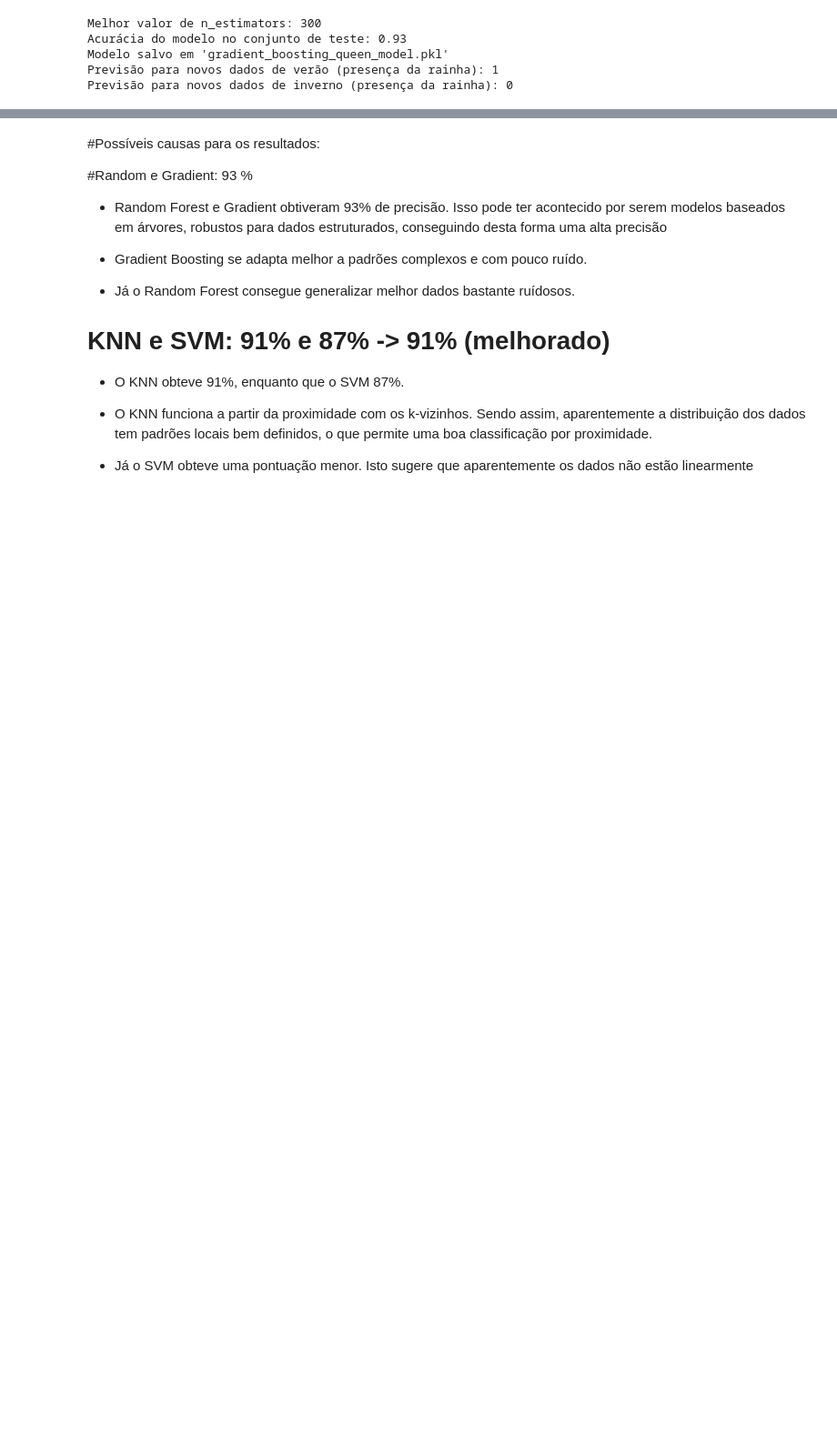
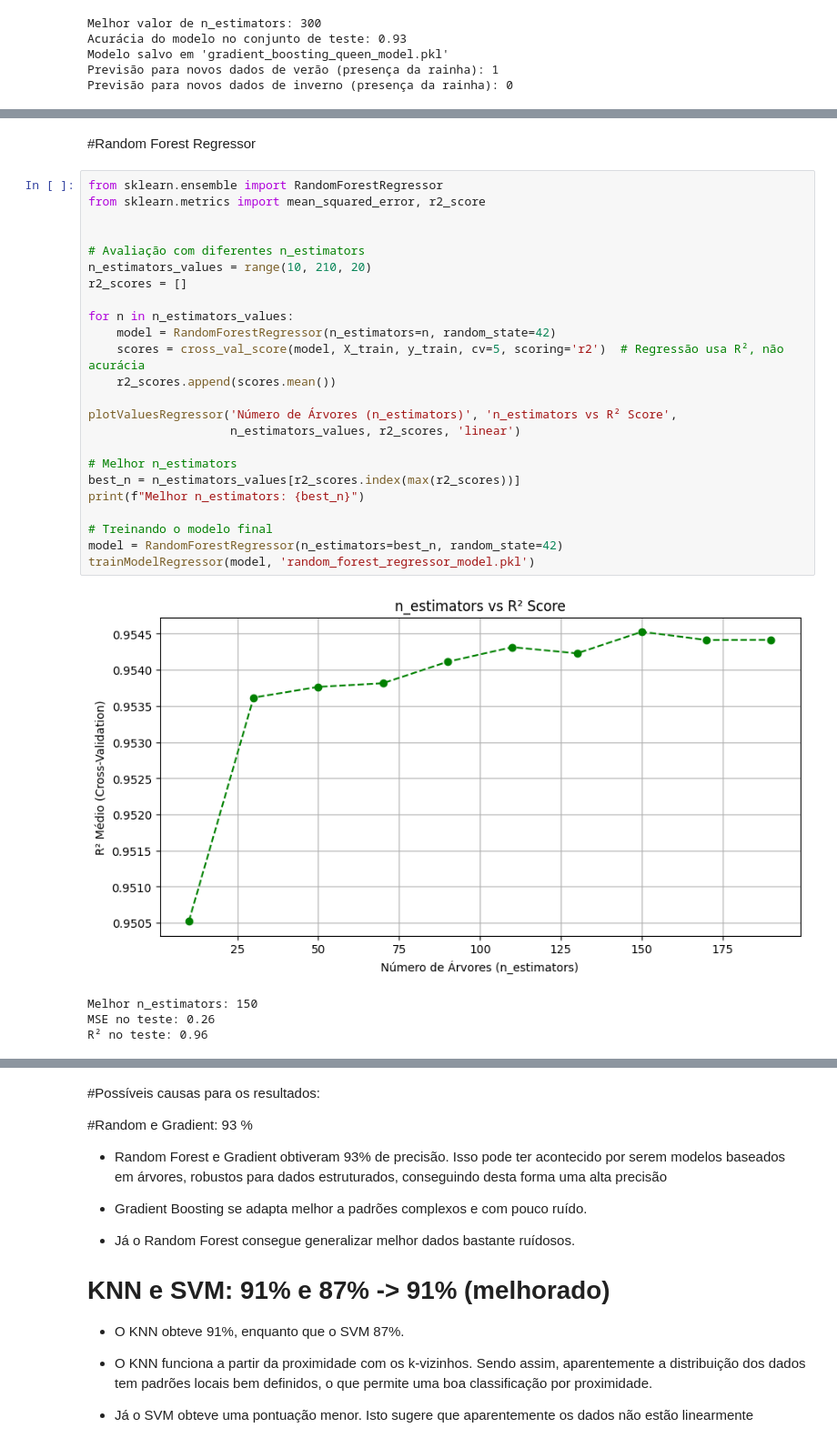
Before and after one commit to matheusbuenowb/Data-Mining-Bee-Colony, a Jupyter notebook: Atividade_IC.ipynb, the cells around one changed output, grey strips where cells are left out. Shown: that part at 91% size. Cells and saved outputs as stored; diff of their text form; blank space fills up the shorter version.

Commit message:
Criado a codificação referente aos modelos de Regressão para cada algoritmo, na tentativa de prever as features faltantes de outros datasets, tais como: hive_humidity, hive_pressure, hive_temp, etc.

```diff
--- a/Atividade_IC.ipynb
+++ b/Atividade_IC.ipynb
@@ -321,0 +357,31 @@ Previsão para novos dados de inverno (presença da rainha): 0
+# %% [markdown]
+#Random Forest Regressor
+# %%
+from sklearn.ensemble import RandomForestRegressor
+from sklearn.metrics import mean_squared_error, r2_score
+
+
+# Avaliação com diferentes n_estimators
+n_estimators_values = range(10, 210, 20)
+r2_scores = []
+
+for n in n_estimators_values:
+    model = RandomForestRegressor(n_estimators=n, random_state=42)
+    scores = cross_val_score(model, X_train, y_train, cv=5, scoring='r2')  # Regressão usa R², não acurácia
+    r2_scores.append(scores.mean())
+
+plotValuesRegressor('Número de Árvores (n_estimators)', 'n_estimators vs R² Score',
+                    n_estimators_values, r2_scores, 'linear')
+
+# Melhor n_estimators
+best_n = n_estimators_values[r2_scores.index(max(r2_scores))]
+print(f"Melhor n_estimators: {best_n}")
+
+# Treinando o modelo final
+model = RandomForestRegressor(n_estimators=best_n, random_state=42)
+trainModelRegressor(model, 'random_forest_regressor_model.pkl')
+# %% [output]
+[figure, added]
+Melhor n_estimators: 150
+MSE no teste: 0.26
+R² no teste: 0.96
```
Also changed, not shown: parts of 12 cells of this notebook.
